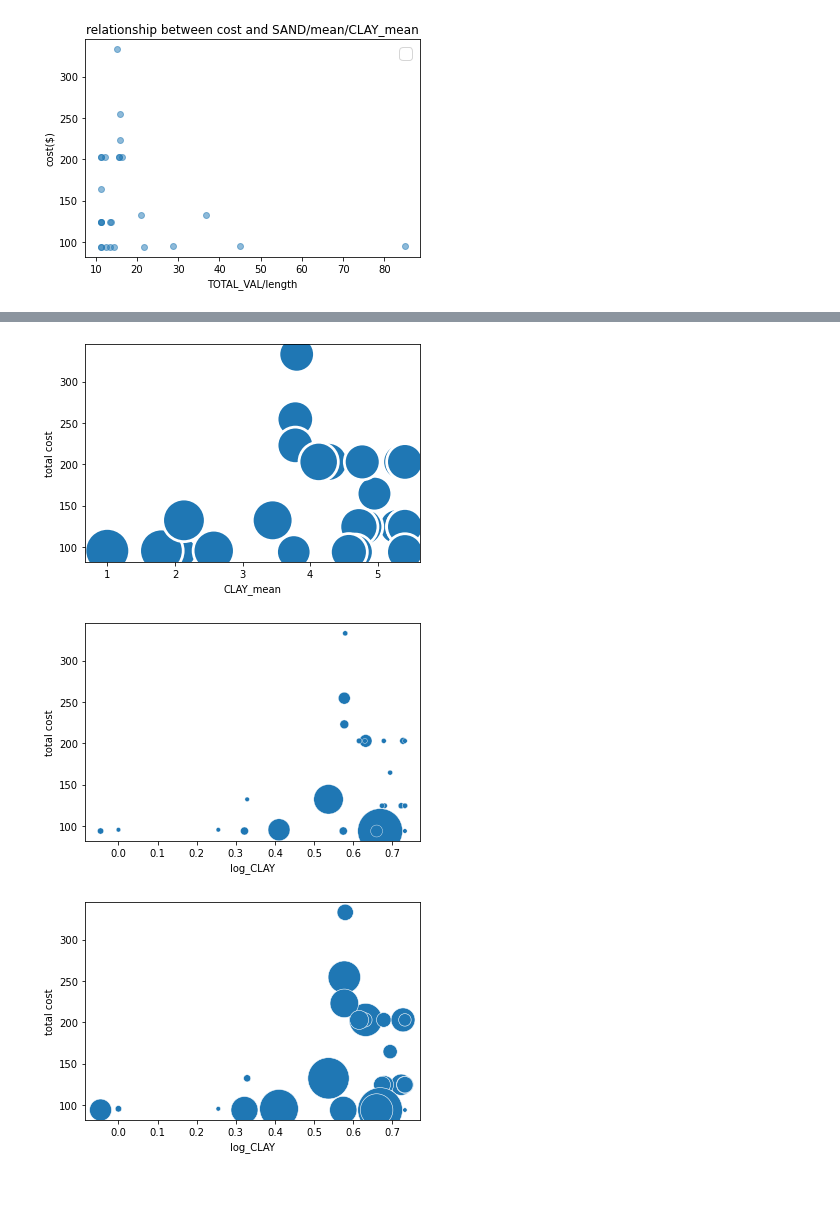
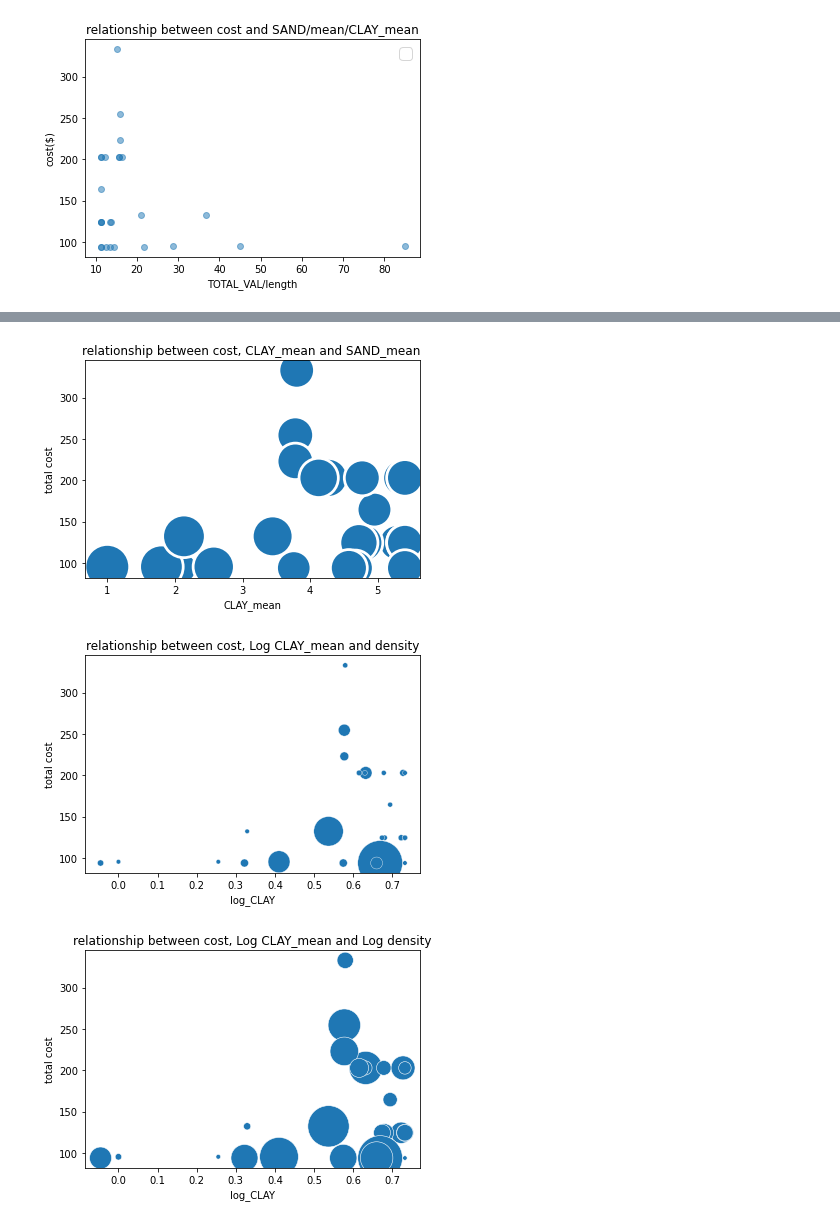
Before and after one commit to narslab/project-groundwork, a Jupyter notebook: bin/jupyter/plots-relationship between cost and variables.ipynb, the cells around one changed output, grey strips where cells are left out. Cells and saved outputs as stored; diff of their text form; code cells hidden in the pictures; blank space fills up the shorter version.

```diff
--- a/bin/jupyter/plots-relationship between cost and variables.ipynb
+++ b/bin/jupyter/plots-relationship between cost and variables.ipynb
@@ -255,27 +255,27 @@ No handles with labels found to put in legend.
 # %%
 data = df_concord_variable
 # use the scatterplot function to build the bubble map
 sns.scatterplot(data=data, x=df_concord_variable['CLAY_mean'], y=df_concord_variable['total cost'], size=df_concord_variable['SAND_mean'], legend=False, sizes=(1, 2000))
-
+plt.title("relationship between cost, CLAY_mean and SAND_mean ")
 # show the graph
 plt.show()
 # %% [output]
-[figure, old version]
+[figure, new version]
 # %%
 data = df_concord_variable
 # use the scatterplot function to build the bubble map
 sns.scatterplot(data=data, x=df_concord_variable['log_CLAY'], y=df_concord_variable['total cost'], size=df_concord_variable['density(#parcel/ft)'], legend=False, sizes=(20, 2000))
-
+plt.title("relationship between cost, Log CLAY_mean and density")
 # show the graph
 plt.show()
 # %% [output]
-[figure, old version]
+[figure, new version]
 # %%
 data = df_concord_variable
 # use the scatterplot function to build the bubble map
 sns.scatterplot(data=data, x=df_concord_variable['log_CLAY'], y=df_concord_variable['total cost'], size=df_concord_variable['log_density'], legend=False, sizes=(20, 2000))
-
+plt.title("relationship between cost, Log CLAY_mean and Log density")
 # show the graph
 plt.show()
 # %% [output]
-[figure, old version]
+[figure, new version]
```
Also changed, not shown: parts of 6 cells of this notebook, 2 other files.
